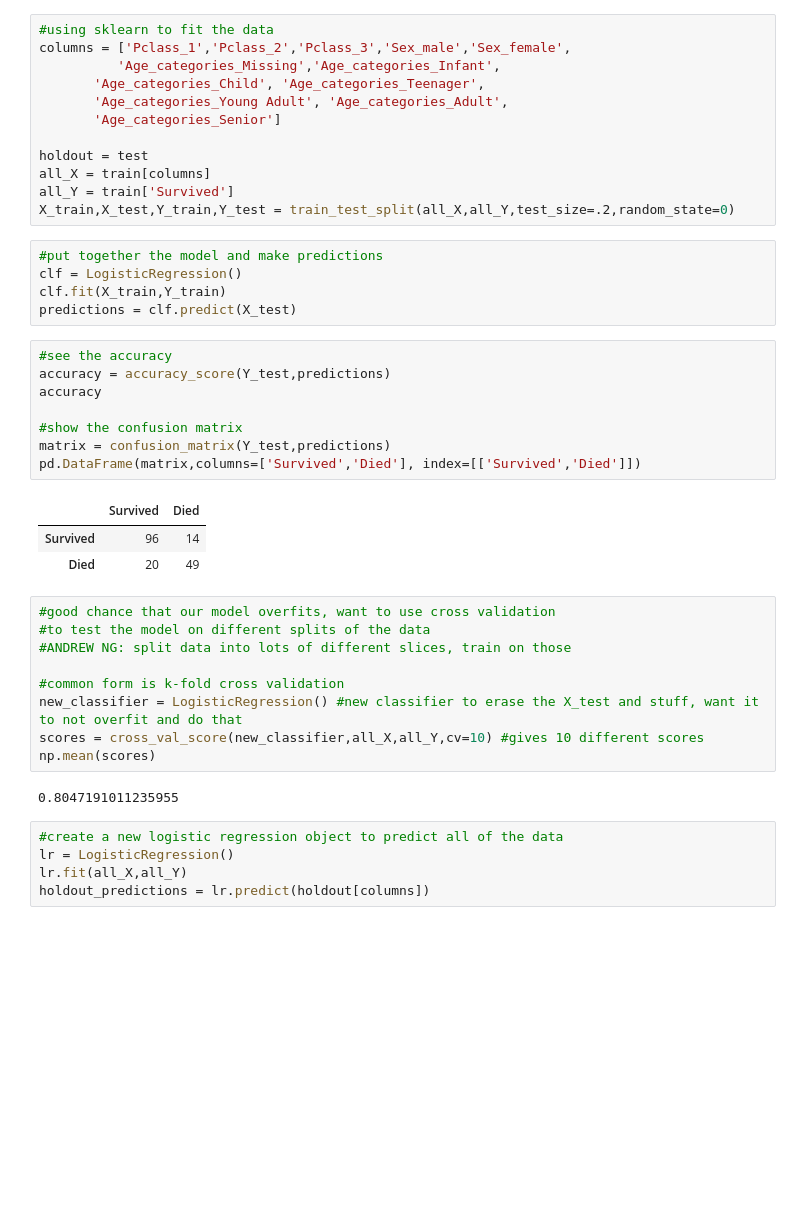
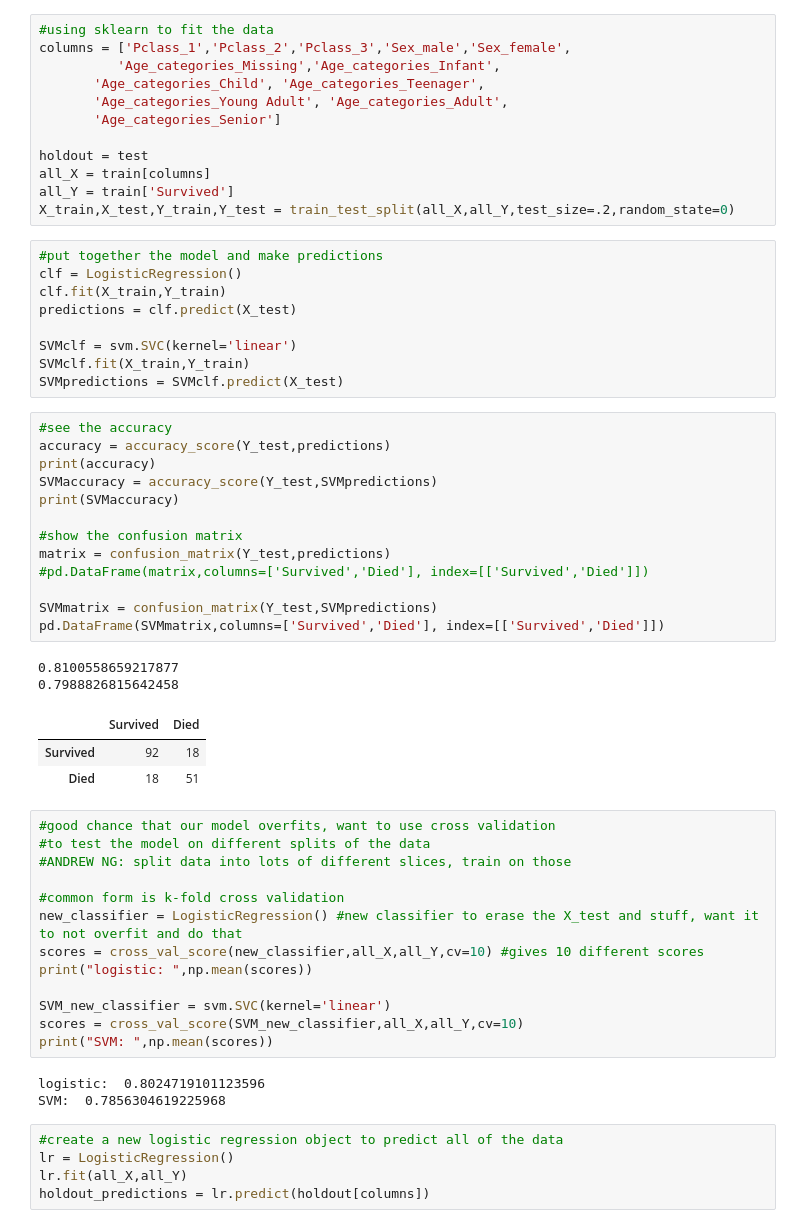
Before and after one commit to harishbommakanti/learningML, a Jupyter notebook: kaggle-stuff/Titanic.ipynb, the cells around one changed output. Drawn from its saved outputs; the diff is of its cells as text; blank space fills up the shorter version.

Commit message:
added SVM prediction, seemed to work out at around the same accuracy as logistic regression

```diff
--- a/kaggle-stuff/Titanic.ipynb
+++ b/kaggle-stuff/Titanic.ipynb
@@ -111,18 +112,29 @@ X_train,X_test,Y_train,Y_test = train_test_split(all_X,all_Y,test_size=.2,random
 clf = LogisticRegression()
 clf.fit(X_train,Y_train)
 predictions = clf.predict(X_test)
+
+SVMclf = svm.SVC(kernel='linear')
+SVMclf.fit(X_train,Y_train)
+SVMpredictions = SVMclf.predict(X_test)
 # %%
 #see the accuracy
 accuracy = accuracy_score(Y_test,predictions)
-accuracy
+print(accuracy)
+SVMaccuracy = accuracy_score(Y_test,SVMpredictions)
+print(SVMaccuracy)
 
 #show the confusion matrix
 matrix = confusion_matrix(Y_test,predictions)
-pd.DataFrame(matrix,columns=['Survived','Died'], index=[['Survived','Died']])
+#pd.DataFrame(matrix,columns=['Survived','Died'], index=[['Survived','Died']])
+
+SVMmatrix = confusion_matrix(Y_test,SVMpredictions)
+pd.DataFrame(SVMmatrix,columns=['Survived','Died'], index=[['Survived','Died']])
 # %% [output]
+0.8100558659217877
+0.7988826815642458
 |  | Survived | Died |
-| Survived | 96 | 14 |
-| Died | 20 | 49 |
+| Survived | 92 | 18 |
+| Died | 18 | 51 |
 # %%
 #good chance that our model overfits, want to use cross validation
 #to test the model on different splits of the data
@@ -131,9 +143,14 @@ pd.DataFrame(matrix,columns=['Survived','Died'], index=[['Survived','Died']])
 #common form is k-fold cross validation
 new_classifier = LogisticRegression() #new classifier to erase the X_test and stuff, want it to not overfit and do that
 scores = cross_val_score(new_classifier,all_X,all_Y,cv=10) #gives 10 different scores
-np.mean(scores)
+print("logistic: ",np.mean(scores))
+
+SVM_new_classifier = svm.SVC(kernel='linear')
+scores = cross_val_score(SVM_new_classifier,all_X,all_Y,cv=10)
+print("SVM: ",np.mean(scores))
 # %% [output]
-0.8047191011235955
+logistic:  0.8024719101123596
+SVM:  0.7856304619225968
 # %%
 #create a new logistic regression object to predict all of the data
 lr = LogisticRegression()
```
Also changed, not shown: parts of 3 cells of this notebook, 1 other file.
